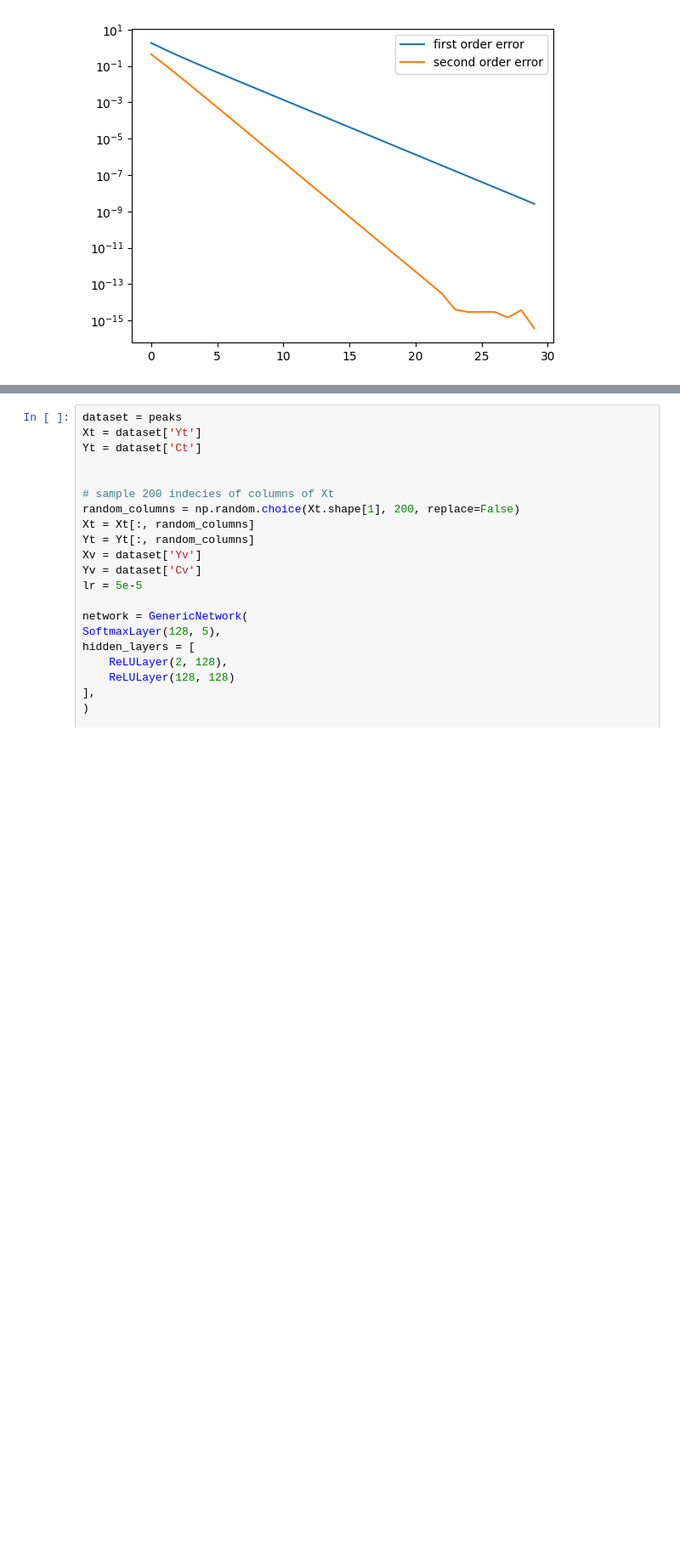
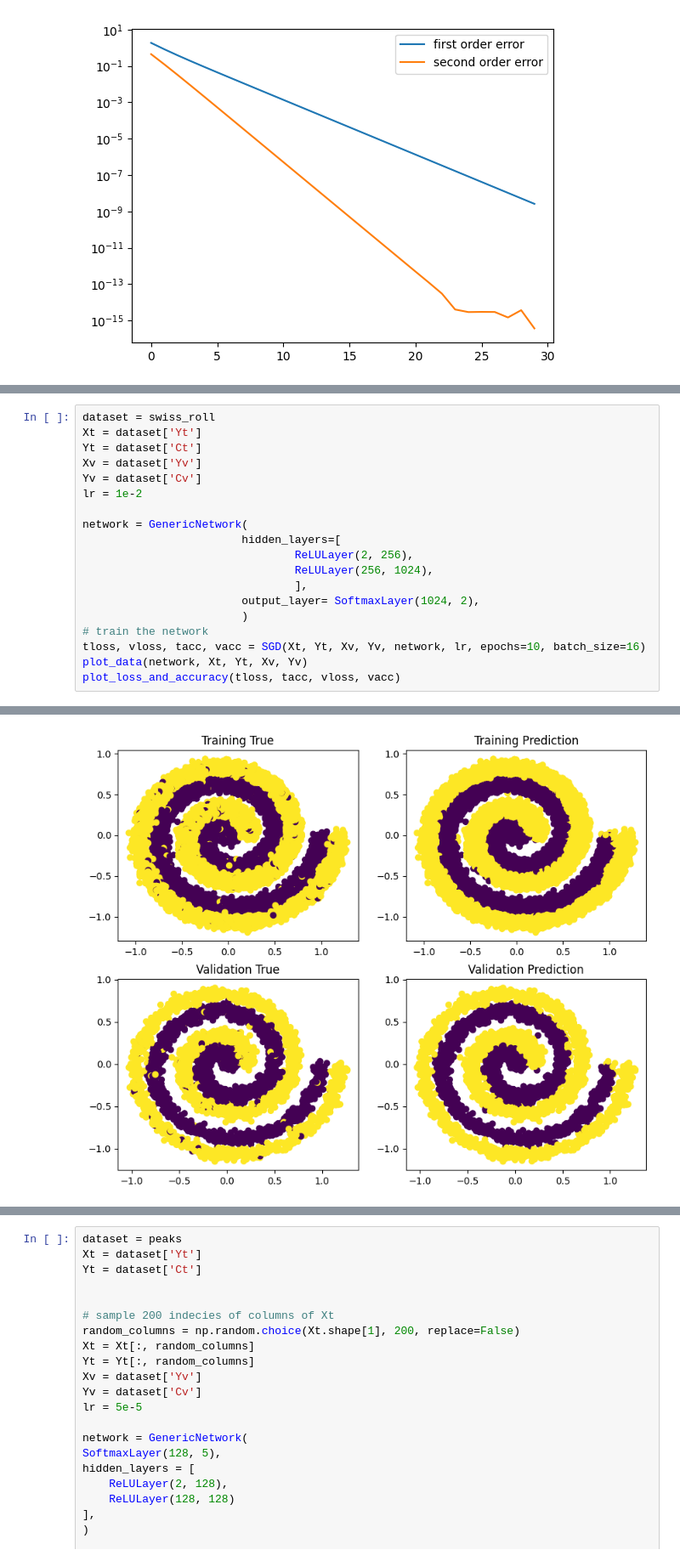
Before and after one commit to elemyoav/Deep-Learning, a Jupyter notebook: Deep-Learning-1.ipynb, the cells around one changed output, grey strips where cells are left out. Shown at 85% size. Drawn from its saved outputs; the diff is of its cells as text; blank space fills up the shorter version.

```diff
--- a/Deep-Learning-1.ipynb
+++ b/Deep-Learning-1.ipynb
@@ -352,0 +381,20 @@ Residual Network Gradient Test:
+# %%
+dataset = swiss_roll
+Xt = dataset['Yt']
+Yt = dataset['Ct']
+Xv = dataset['Yv']
+Yv = dataset['Cv']
+lr = 1e-2
+
+network = GenericNetwork(
+                        hidden_layers=[
+                                ReLULayer(2, 256),
+                                ReLULayer(256, 1024),
+                                ],
+                        output_layer= SoftmaxLayer(1024, 2),
+                        )
+# train the network
+tloss, vloss, tacc, vacc = SGD(Xt, Yt, Xv, Yv, network, lr, epochs=10, batch_size=16)
+plot_data(network, Xt, Yt, Xv, Yv)
+plot_loss_and_accuracy(tloss, tacc, vloss, vacc)
+# %% [output]
@@ -352,0 +418 @@ Residual Network Gradient Test:
+[figure, added]
```
Also changed, not shown: parts of 12 cells of this notebook, 3 other files.
